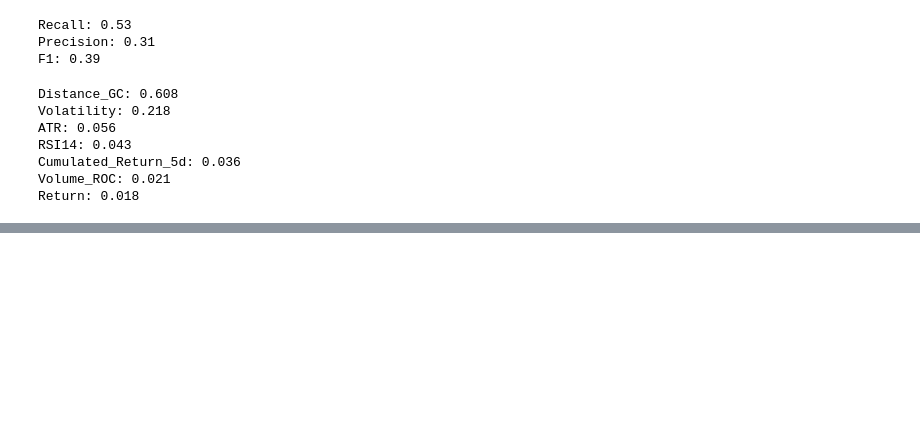
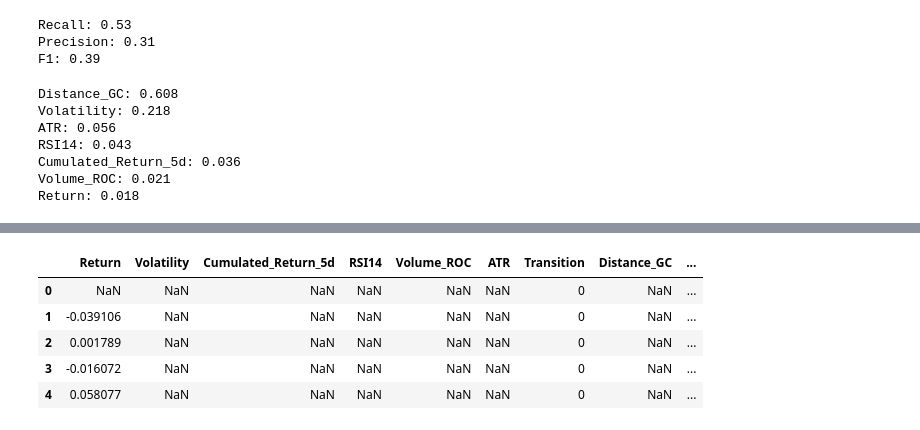
Before and after one commit to Bissapinho/Trend-classifier, a Jupyter notebook: notebooks/models.ipynb, the cells around one changed output, grey strips where cells are left out. Cells and saved outputs as stored; diff of their text form; code cells hidden in the pictures; blank space fills up the shorter version.

```diff
--- a/notebooks/models.ipynb
+++ b/notebooks/models.ipynb
@@ -248,0 +383,18 @@ df2 = spy.copy()
+# %%
+df5 = df.copy()
+df5 = add_distances_GC(df5)
+df5['MA50'] = df5['Close'].rolling(window=50).mean()
+df5['MA200']= df5['Close'].rolling(window=200).mean()
+
+df5['MA_velocity'] = (df5['MA50'] - df5['MA50'].shift(5)) - (df5['MA200'] - df5['MA200'].shift(5))
+df5['MA50_slope'] = df5['MA50'].diff(10) / df5['MA50']
+
+df5 = df5.drop(['Close', 'High', 'Low', 'Open', 'Golden_Cross', 'Date', 'MA50', 'MA200'], axis=1)
+df5.head()
+# %% [output]
+|  | Return | Volatility | Cumulated_Return_5d | RSI14 | Volume_ROC | ATR | Transition | Distance_GC | ... |
+| 0 | NaN | NaN | NaN | NaN | NaN | NaN | 0 | NaN | ... |
+| 1 | -0.039106 | NaN | NaN | NaN | NaN | NaN | 0 | NaN | ... |
+| 2 | 0.001789 | NaN | NaN | NaN | NaN | NaN | 0 | NaN | ... |
+| 3 | -0.016072 | NaN | NaN | NaN | NaN | NaN | 0 | NaN | ... |
+| 4 | 0.058077 | NaN | NaN | NaN | NaN | NaN | 0 | NaN | ... |
```
Also changed, not shown: parts of 10 cells of this notebook.
